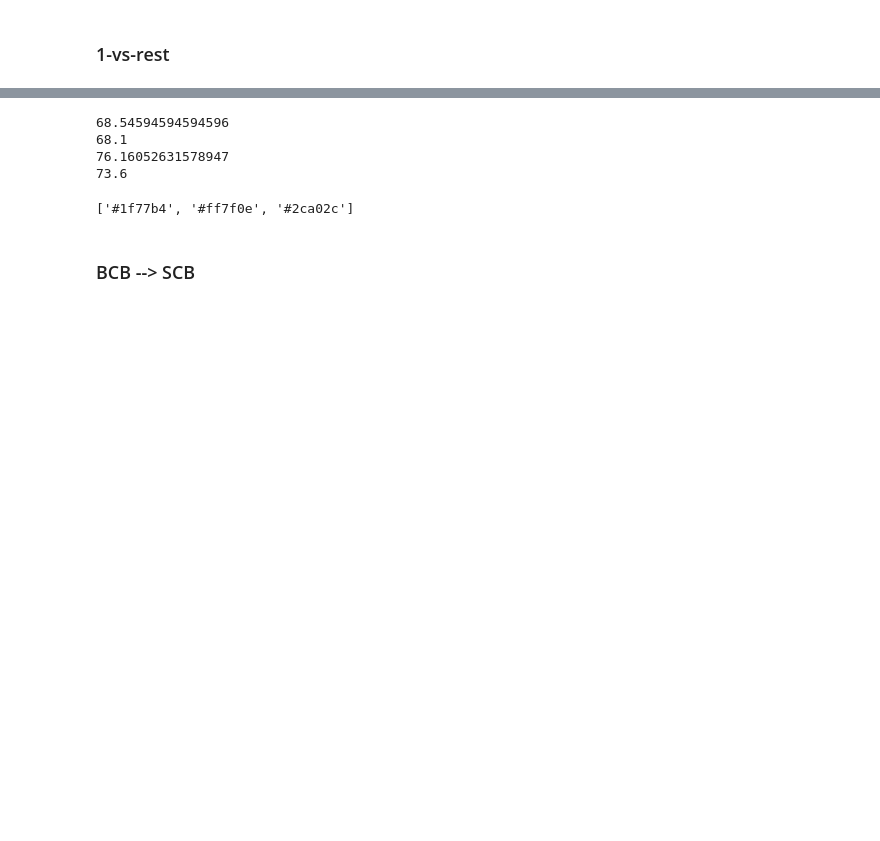
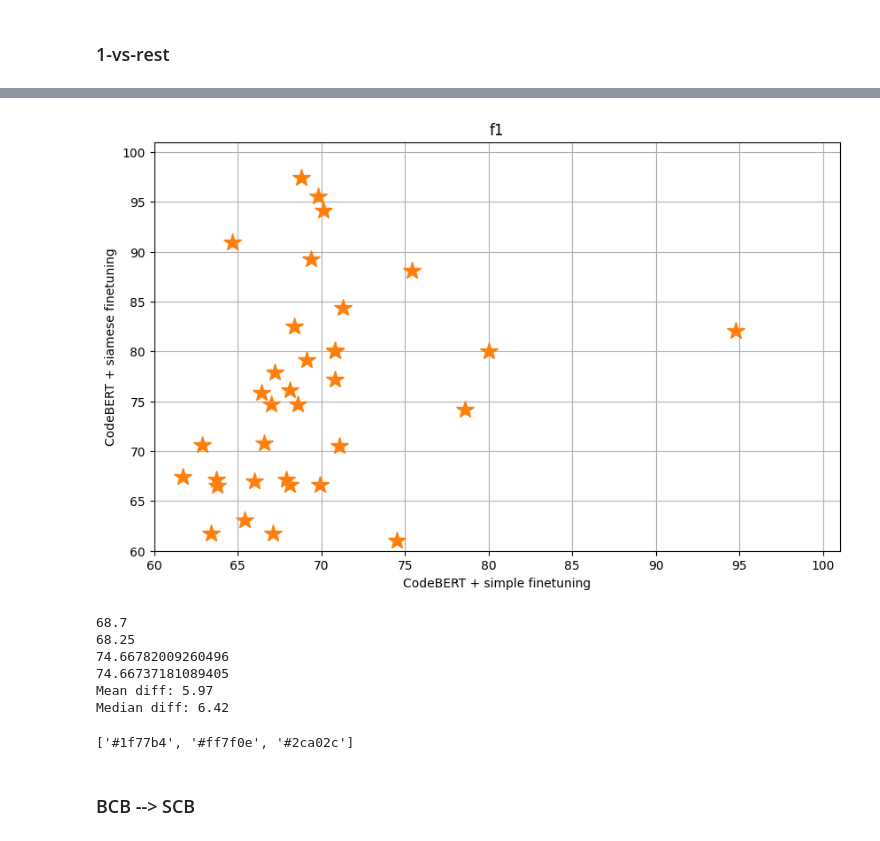
Before and after one commit to kitsiosk/utilities-equal-functionalities, a Jupyter notebook: plot_results.ipynb, the cells around one changed output, grey strips where cells are left out. Drawn from its saved outputs; the diff is of its cells as text; code cells hidden in the pictures; blank space fills up the shorter version.

```diff
--- a/plot_results.ipynb
+++ b/plot_results.ipynb
@@ -120,13 +238,25 @@ draw_performance_line(d_sort, metric, codegrid_non_gen_setting[metric])
+# %%
+draw_performance_scatter(d, metric, astnn_non_gen_setting[metric], model_name)
+# %% [output]
+[figure, added]
 # %%
-print(d['f1_cg'].mean())
-print(d['f1_cg'].median())
-print(d['f1_siam'].mean())
-print(d['f1_siam'].median())
+mean_b = d[metric + '_b'].mean()
+med_b  = d[metric + '_b'].median()
+mean_s = d[metric + '_s'].mean()
+med_s  = d[metric + '_s'].median()
+print(mean_b)
+print(med_b)
+print(mean_s)
+print(med_s)
+
+print("Mean diff: %0.2f\nMedian diff: %0.2f" % (mean_s - mean_b, med_s - med_b))
 # %% [output]
-68.54594594594596
-68.1
-76.16052631578947
-73.6
+68.7
+68.25
+74.66782009260496
+74.66737181089405
+Mean diff: 5.97
+Median diff: 6.42
 # %%
 colors
 # %% [output]
```
Also changed, not shown: parts of 24 cells of this notebook.
